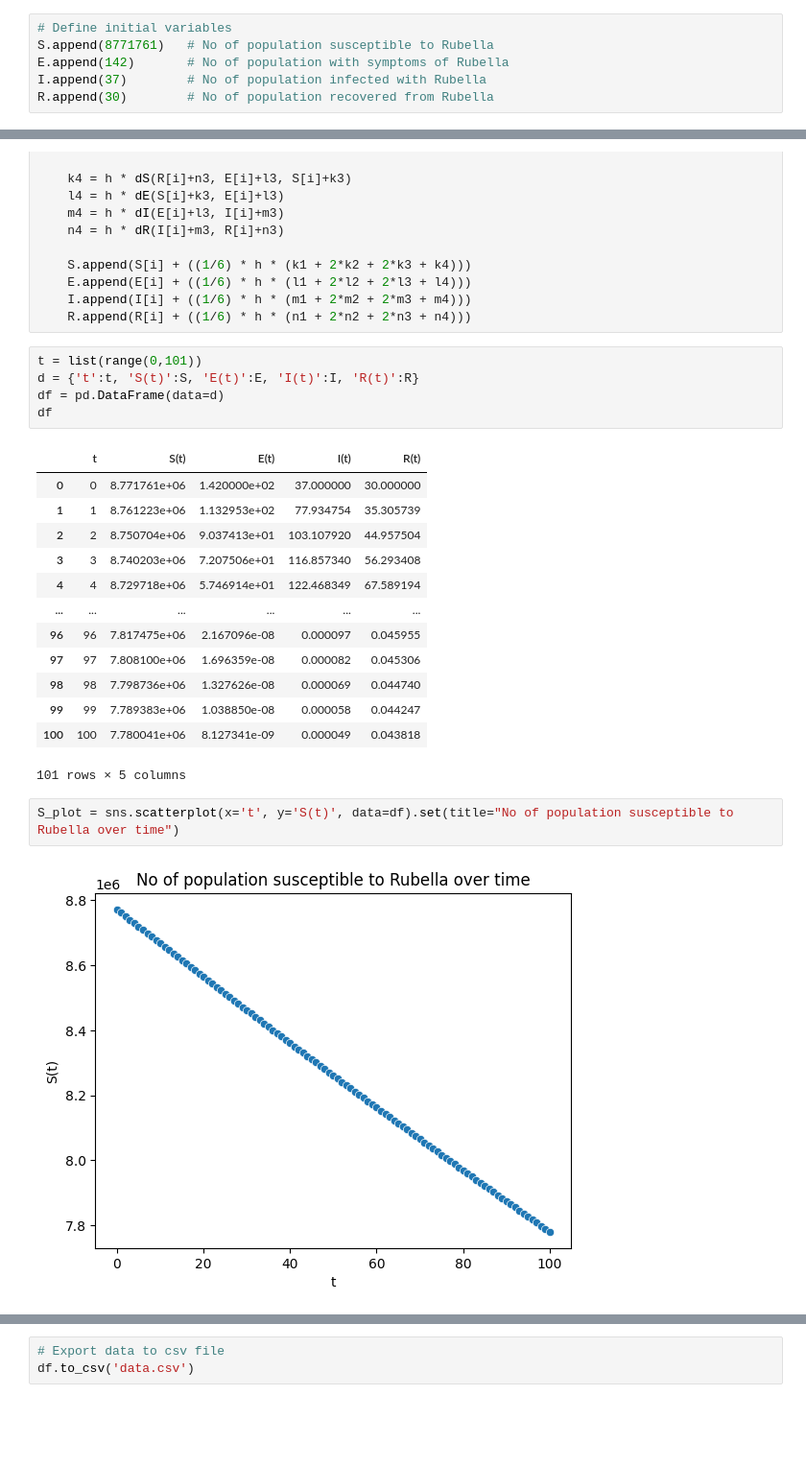
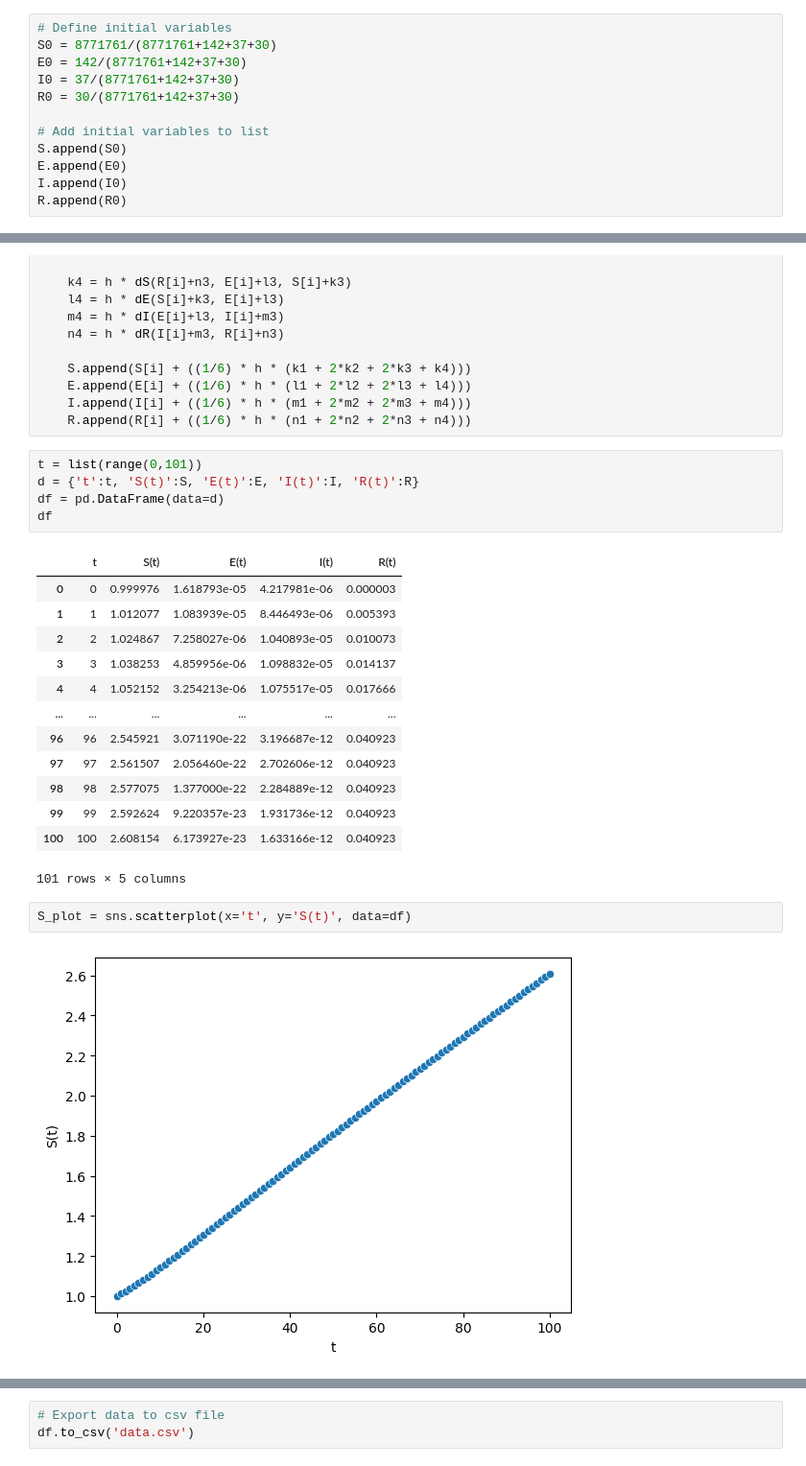
Before and after one commit to ZacG1t/SEIRS_model_RK4, a Jupyter notebook: SEIRS_model.ipynb, the cells around one changed output, grey strips where cells are left out. Shown at 96% size. Cells and saved outputs as stored; diff of their text form; blank space fills up the shorter version.

```diff
--- a/SEIRS_model.ipynb
+++ b/SEIRS_model.ipynb
@@ -15,12 +15,18 @@ dS = []
 dE = []
 dI = []
 dR = []
-# %%
-# Define initial variables
-S.append(8771761)   # No of population susceptible to Rubella
-E.append(142)       # No of population with symptoms of Rubella
-I.append(37)        # No of population infected with Rubella
-R.append(30)        # No of population recovered from Rubella
+# %%
+# Define initial variables
+S0 = 8771761/(8771761+142+37+30)
+E0 = 142/(8771761+142+37+30)
+I0 = 37/(8771761+142+37+30)
+R0 = 30/(8771761+142+37+30)
+
+# Add initial variables to list
+S.append(S0)
+E.append(E0)
+I.append(I0)
+R.append(R0)
 # %%
 # Parameter values
 h = 1
@@ -86,20 +92,20 @@ df = pd.DataFrame(data=d)
 df
 # %% [output]
 |  | t | S(t) | E(t) | I(t) | R(t) |
-| 0 | 0 | 8.771761e+06 | 1.420000e+02 | 37.000000 | 30.000000 |
-| 1 | 1 | 8.761223e+06 | 1.132953e+02 | 77.934754 | 35.305739 |
-| 2 | 2 | 8.750704e+06 | 9.037413e+01 | 103.107920 | 44.957504 |
-| 3 | 3 | 8.740203e+06 | 7.207506e+01 | 116.857340 | 56.293408 |
-| 4 | 4 | 8.729718e+06 | 5.746914e+01 | 122.468349 | 67.589194 |
+| 0 | 0 | 0.999976 | 1.618793e-05 | 4.217981e-06 | 0.000003 |
+| 1 | 1 | 1.012077 | 1.083939e-05 | 8.446493e-06 | 0.005393 |
+| 2 | 2 | 1.024867 | 7.258027e-06 | 1.040893e-05 | 0.010073 |
+| 3 | 3 | 1.038253 | 4.859956e-06 | 1.098832e-05 | 0.014137 |
+| 4 | 4 | 1.052152 | 3.254213e-06 | 1.075517e-05 | 0.017666 |
 | ... | ... | ... | ... | ... | ... |
-| 96 | 96 | 7.817475e+06 | 2.167096e-08 | 0.000097 | 0.045955 |
-| 97 | 97 | 7.808100e+06 | 1.696359e-08 | 0.000082 | 0.045306 |
-| 98 | 98 | 7.798736e+06 | 1.327626e-08 | 0.000069 | 0.044740 |
-| 99 | 99 | 7.789383e+06 | 1.038850e-08 | 0.000058 | 0.044247 |
-| 100 | 100 | 7.780041e+06 | 8.127341e-09 | 0.000049 | 0.043818 |
+| 96 | 96 | 2.545921 | 3.071190e-22 | 3.196687e-12 | 0.040923 |
+| 97 | 97 | 2.561507 | 2.056460e-22 | 2.702606e-12 | 0.040923 |
+| 98 | 98 | 2.577075 | 1.377000e-22 | 2.284889e-12 | 0.040923 |
+| 99 | 99 | 2.592624 | 9.220357e-23 | 1.931736e-12 | 0.040923 |
+| 100 | 100 | 2.608154 | 6.173927e-23 | 1.633166e-12 | 0.040923 |
 101 rows × 5 columns
 # %%
-S_plot = sns.scatterplot(x='t', y='S(t)', data=df).set(title="No of population susceptible to Rubella over time")
+S_plot = sns.scatterplot(x='t', y='S(t)', data=df)
 # %% [output]
-[figure, old version]
+[figure, new version]
 # %%
```
Also changed, not shown: parts of 4 cells of this notebook.
